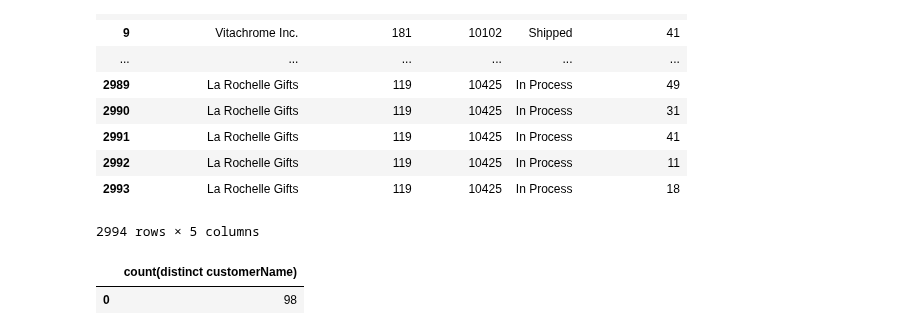
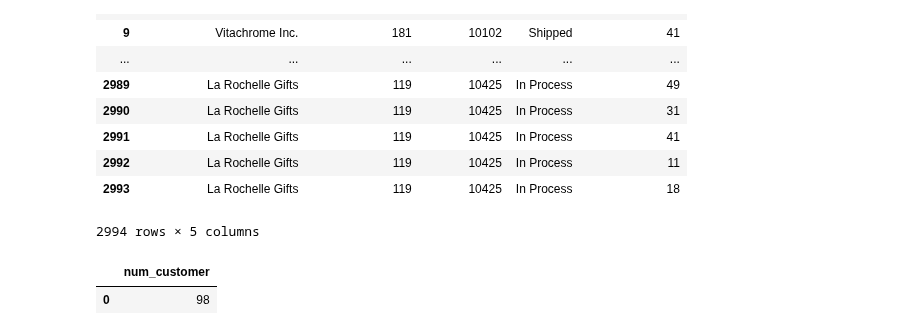
Before and after one commit to ColinFangshu/dsc-more-practice-with-sql-queries-lab-seattle-ds-career-051319, a Jupyter notebook: index.ipynb, the cells around one changed output. Cells and saved outputs as stored; diff of their text form; code cells hidden in the pictures.

```diff
--- a/index.ipynb
+++ b/index.ipynb
@@ -255,19 +255,19 @@ df
 | 2993 | La Rochelle Gifts | 119 | 10425 | In Process | 18 |
 2994 rows × 5 columns
 # %%
-c.execute("""select count(distinct customerName) as num_
+c.execute("""select count(distinct customerName) as num_customer
                     from customers
                     join orders
                     using (customerNumber)
                     join orderDetails
                     using (orderNumber)
                     where cast(quantityOrdered as int) >= 10
                     ;""")
 df = pd.DataFrame(c.fetchall())
 df.columns = [x[0] for x in c.description]
 df
 # %% [output]
-|  | count(distinct customerName) |
+|  | num_customer |
 | 0 | 98 |
 # %% [markdown]
 #### Expected Output
```
